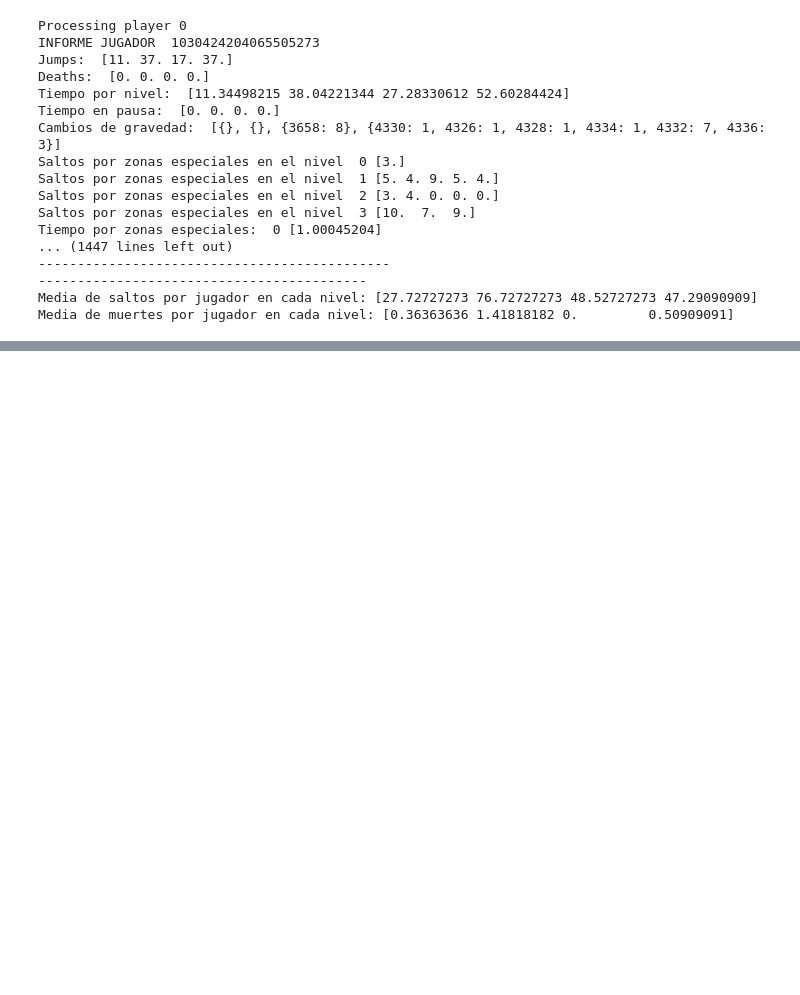
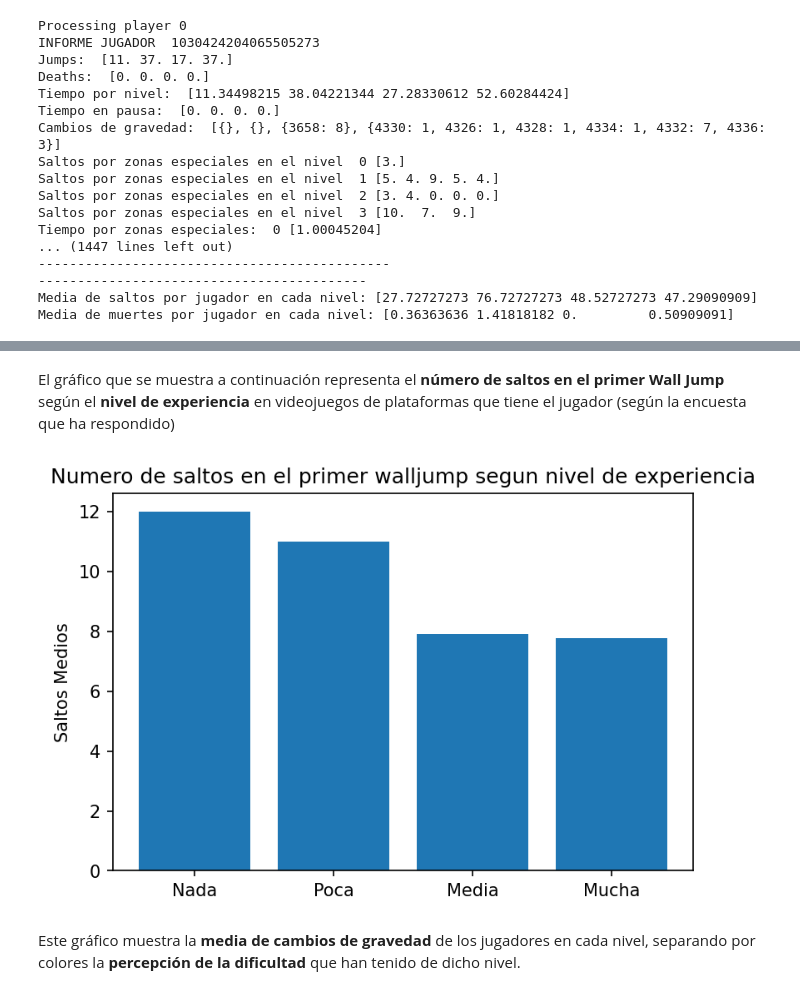
Before and after one commit to evalucas/UAJ, a Jupyter notebook: PoyectoFinal/test.ipynb, the cells around one changed output, grey strips where cells are left out. Drawn from its saved outputs; the diff is of its cells as text; code cells hidden in the pictures; blank space fills up the shorter version.

```diff
--- a/PoyectoFinal/test.ipynb
+++ b/PoyectoFinal/test.ipynb
@@ -897,0 +893,8 @@ dif:  0  nivel:  3 suma:  42
+# %% [markdown]
+El gráfico que se muestra a continuación representa el **número de saltos en el primer Wall Jump**  según el **nivel de experiencia** en videojuegos de plataformas que tiene el jugador (según la encuesta que ha respondido)
+# %%
+graficoExpPlataformasVsSaltosPrimerWallJump()
+# %% [output]
+[figure, added]
+# %% [markdown]
+Este gráfico muestra la **media de cambios de gravedad** de los jugadores en cada nivel, separando por colores la **percepción de la dificultad** que han tenido de dicho nivel.
```
Also changed, not shown: parts of 22 cells of this notebook.
